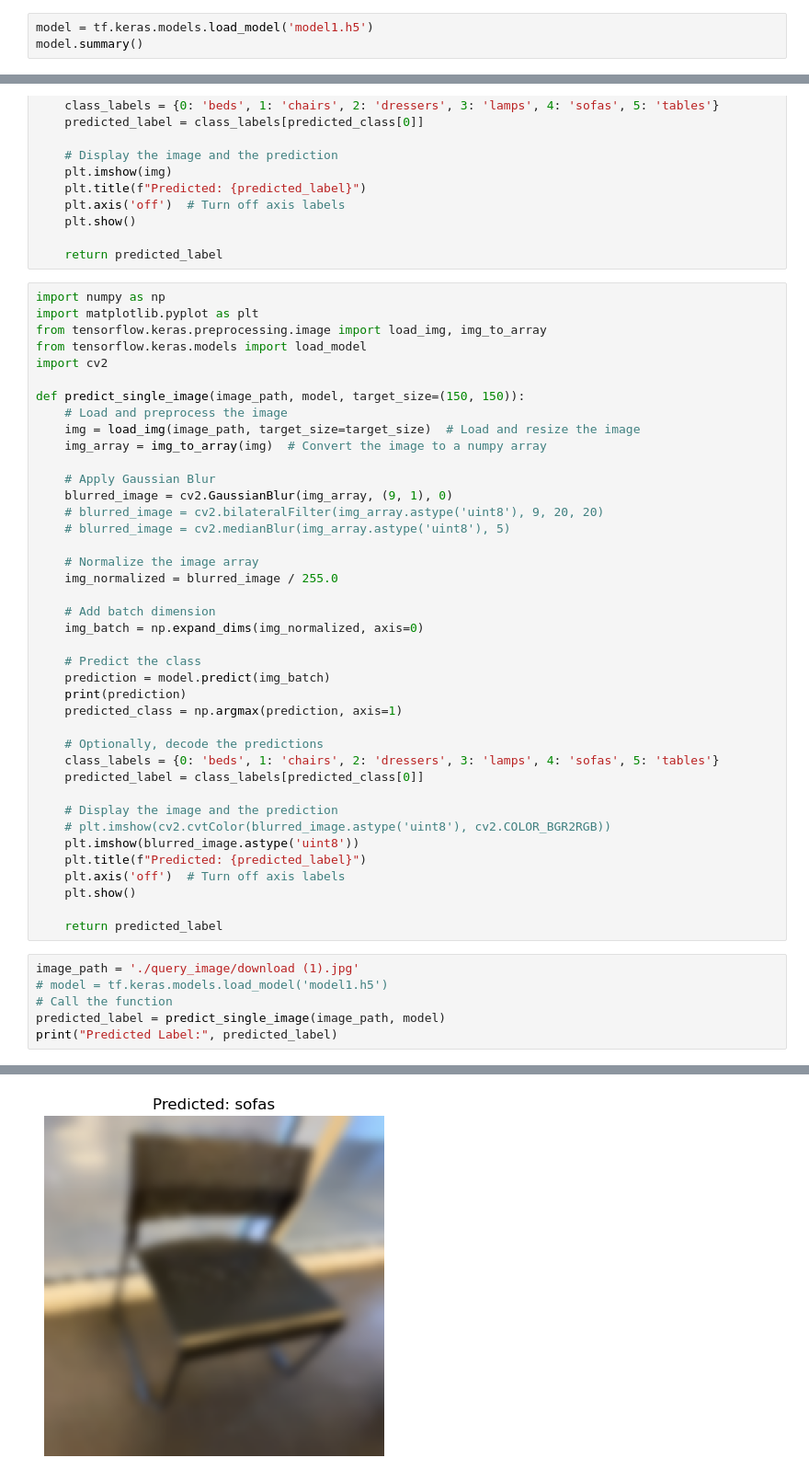
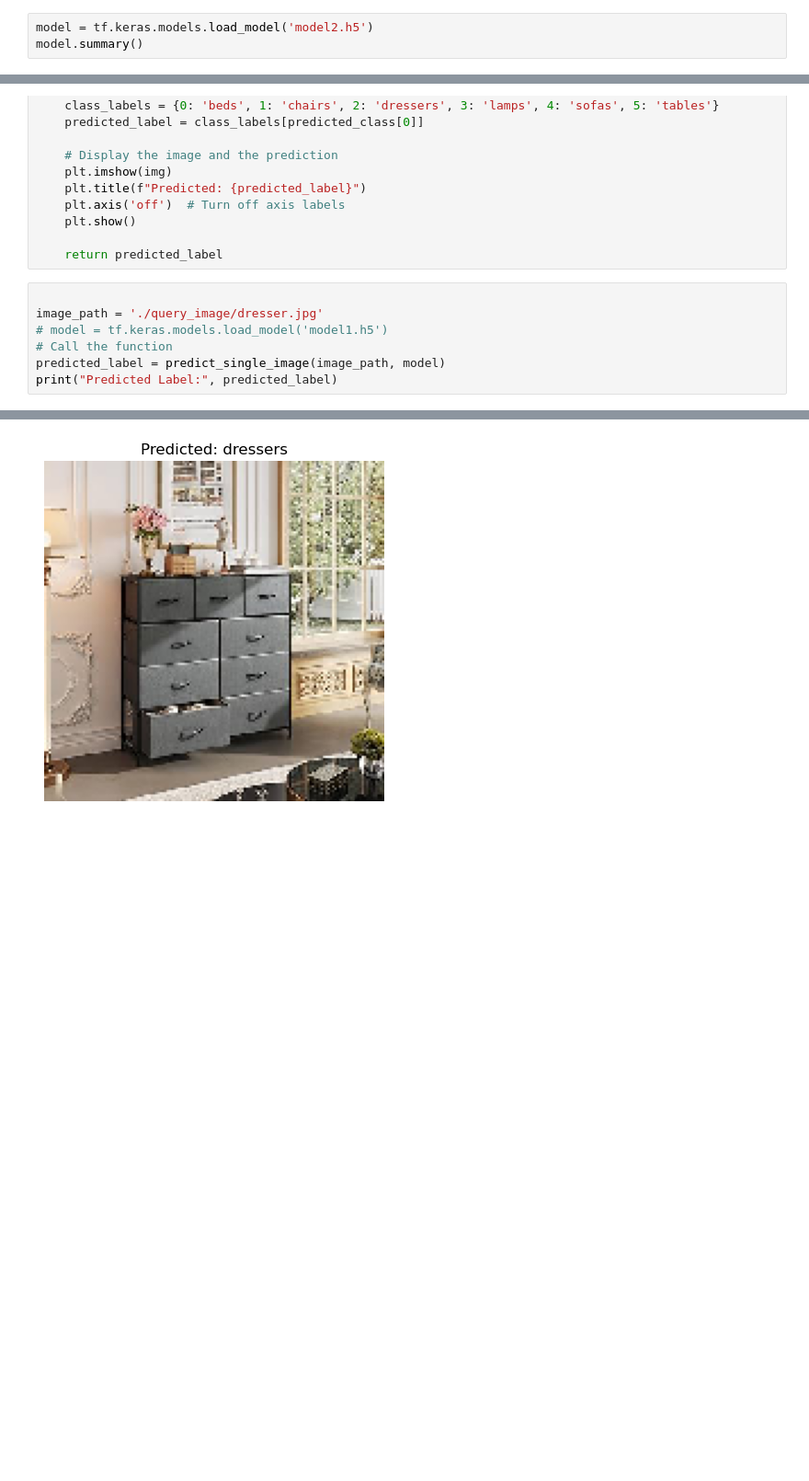
Before and after one commit to kaito274/COSC2753---Assignment2, a Jupyter notebook: Task1_CNN.ipynb, the cells around one changed output, grey strips where cells are left out. Shown at 92% size. Saved outputs shown, nothing was run; the diff lists cells and outputs as text; blank space fills up the shorter version.

```diff
--- a/Task1_CNN.ipynb
+++ b/Task1_CNN.ipynb
@@ -455,4 +515,4 @@ plt.show()
 # %%
-model = tf.keras.models.load_model('model1.h5')
+model = tf.keras.models.load_model('model2.h5')
 model.summary()
 # %% [output]
@@ -514,48 +571,9 @@ def predict_single_image(image_path, model, target_size=(150, 150)):
     plt.show()
 
     return predicted_label
-# %%
-import numpy as np
-import matplotlib.pyplot as plt
-from tensorflow.keras.preprocessing.image import load_img, img_to_array
-from tensorflow.keras.models import load_model
-import cv2
-
-def predict_single_image(image_path, model, target_size=(150, 150)):
-    # Load and preprocess the image
-    img = load_img(image_path, target_size=target_size)  # Load and resize the image
-    img_array = img_to_array(img)  # Convert the image to a numpy array
-
-    # Apply Gaussian Blur
-    blurred_image = cv2.GaussianBlur(img_array, (9, 1), 0)
-    # blurred_image = cv2.bilateralFilter(img_array.astype('uint8'), 9, 20, 20)
-    # blurred_image = cv2.medianBlur(img_array.astype('uint8'), 5)
-
-    # Normalize the image array
-    img_normalized = blurred_image / 255.0
-
-    # Add batch dimension
-    img_batch = np.expand_dims(img_normalized, axis=0)
-
-    # Predict the class
-    prediction = model.predict(img_batch)
-    print(prediction)
-    predicted_class = np.argmax(prediction, axis=1)
-
-    # Optionally, decode the predictions
-    class_labels = {0: 'beds', 1: 'chairs', 2: 'dressers', 3: 'lamps', 4: 'sofas', 5: 'tables'}
-    predicted_label = class_labels[predicted_class[0]]
-
-    # Display the image and the prediction
-    # plt.imshow(cv2.cvtColor(blurred_image.astype('uint8'), cv2.COLOR_BGR2RGB))
-    plt.imshow(blurred_image.astype('uint8'))
-    plt.title(f"Predicted: {predicted_label}")
-    plt.axis('off')  # Turn off axis labels
-    plt.show()
-
-    return predicted_label
 # %%
-image_path = './query_image/download (1).jpg'
+
+image_path = './query_image/dresser.jpg'
 # model = tf.keras.models.load_model('model1.h5')
 # Call the function
 predicted_label = predict_single_image(image_path, model)
@@ -567 +586 @@ print("Predicted Label:", predicted_label)
-[figure, old version]
+[figure, new version]
```
Also changed, not shown: parts of 27 cells of this notebook.
